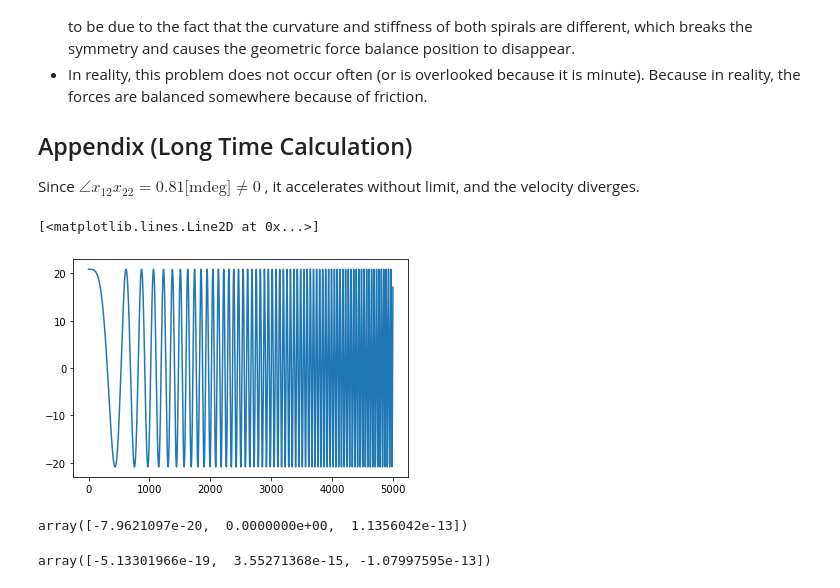
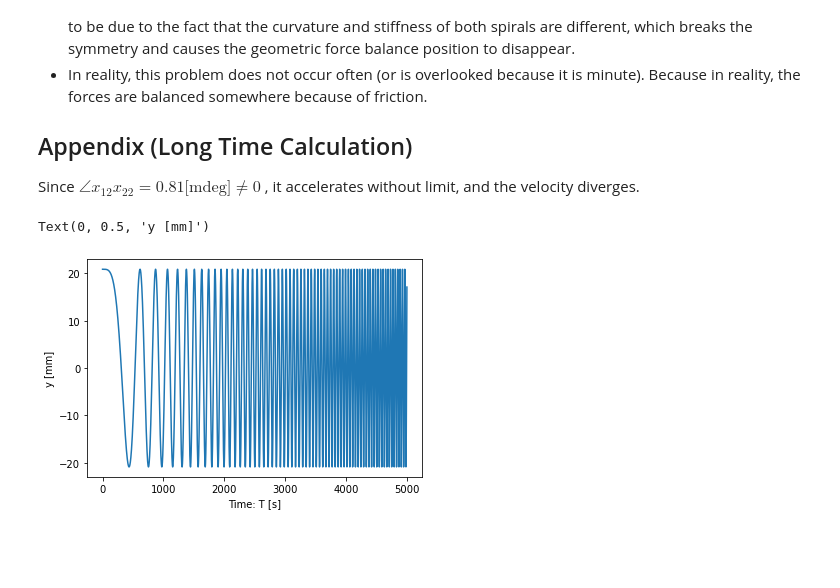
Before and after one commit to CurryMultiSci/Ballscrew-ElasticShaft-withCoulomb, a Jupyter notebook: _3_Friction_between_ball_and_spiral/_3_1_Contact_with_Spiral_Torus/index.ipynb, the cells around one changed output. Saved outputs shown, nothing was run; the diff lists cells and outputs as text; code cells hidden in the pictures; blank space fills up the shorter version.

```diff
--- a/_3_Friction_between_ball_and_spiral/_3_1_Contact_with_Spiral_Torus/index.ipynb
+++ b/_3_Friction_between_ball_and_spiral/_3_1_Contact_with_Spiral_Torus/index.ipynb
@@ -254,20 +257,13 @@ $
 # %%
 from scipy.integrate import odeint
 t = np.linspace(0, 5000, 10000)
 sol = odeint(va_ball, xv_ball, t, args=(R, SP1, SP2, Ball_r_inv, zeta, E_Reduced))
 
 fig, ax = plt.subplots()
 ax.plot(t, sol[:,1])
+
+plt.xlabel('Time: T [s]')
+plt.ylabel('y [mm]')
 # %% [output]
-[<matplotlib.lines.Line2D at 0x...>]
+Text(0, 0.5, 'y [mm]')
-[figure, old version]
+[figure, new version]
-# %%
-x1 = SP1.to_xyz(SP1.to_eta2(x_end))
-x1 - x_end
-# %% [output]
-array([-7.9621097e-20,  0.0000000e+00,  1.1356042e-13])
-# %%
-x2 = SP2.to_xyz(SP2.to_eta2(x_end))
-x2 - x_end
-# %% [output]
-array([-5.13301966e-19,  3.55271368e-15, -1.07997595e-13])
```
Also changed, not shown: parts of 5 cells of this notebook.
